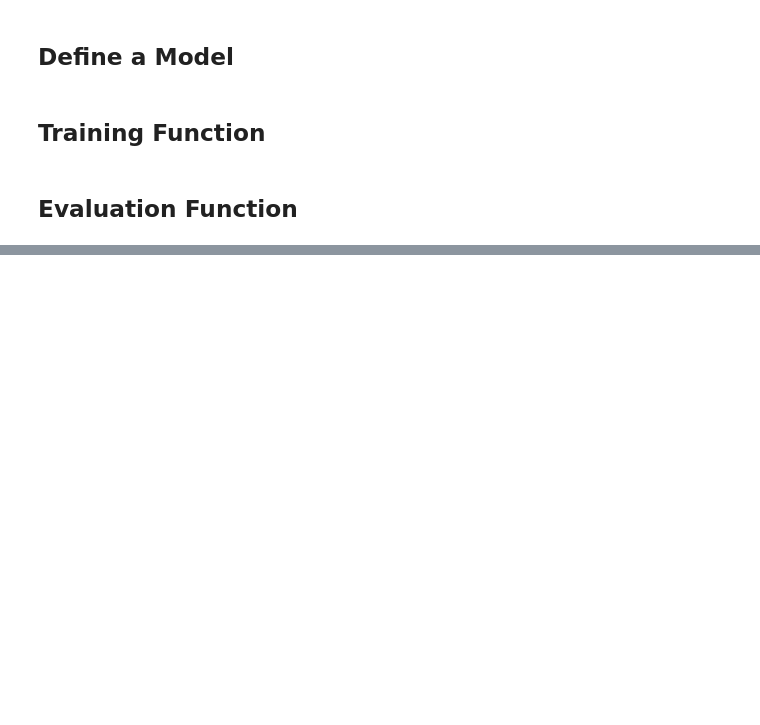
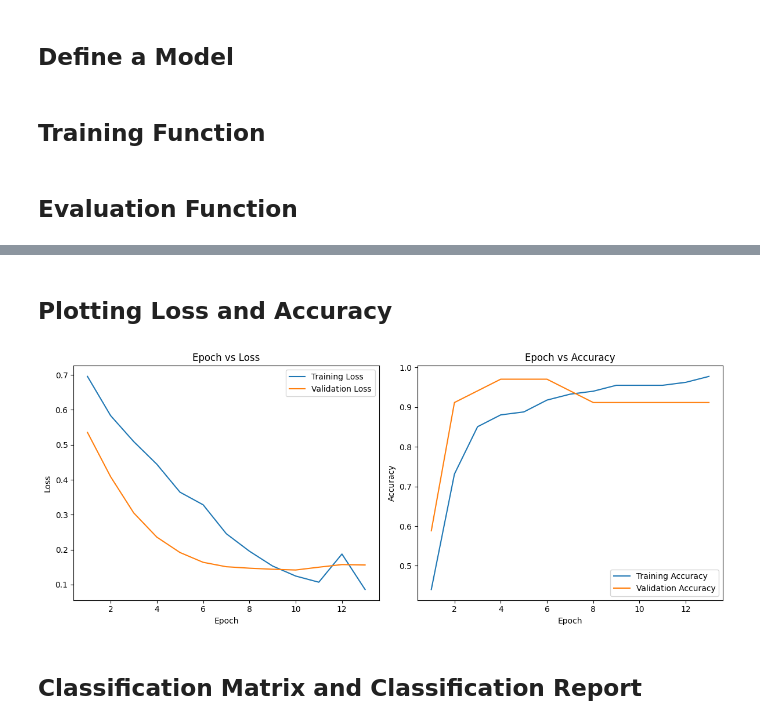
Before and after one commit to gc2321/ztm_pytorch, a Jupyter notebook: miRNA_classification.ipynb, the cells around one changed output, grey strips where cells are left out. Cells and saved outputs as stored; diff of their text form; code cells hidden in the pictures; blank space fills up the shorter version.

```diff
--- a/miRNA_classification.ipynb
+++ b/miRNA_classification.ipynb
@@ -258,0 +272,6 @@ Best Accuracy: 0.9117647058823529
+# %%
+# Lists to store loss and accuracy for each epoch
+train_losses = []
+train_accuracies = []
+test_losses = []
+test_accuracies = []
@@ -258,0 +362,31 @@ Best Accuracy: 0.9117647058823529
+# %% [markdown]
+## Plotting Loss and Accuracy
+# %%
+# Plotting Epoch vs Loss and Accuracy
+epochs = range(1, len(train_losses) + 1)
+plt.figure(figsize=(12, 5))
+
+# Plot Loss
+plt.subplot(1, 2, 1)
+plt.plot(epochs, train_losses, label='Training Loss')
+plt.plot(epochs, test_losses, label='Validation Loss')
+plt.xlabel('Epoch')
+plt.ylabel('Loss')
+plt.title('Epoch vs Loss')
+plt.legend()
+
+# Plot Accuracy
+plt.subplot(1, 2, 2)
+plt.plot(epochs, train_accuracies, label='Training Accuracy')
+plt.plot(epochs, test_accuracies, label='Validation Accuracy')
+plt.xlabel('Epoch')
+plt.ylabel('Accuracy')
+plt.title('Epoch vs Accuracy')
+plt.legend()
+
+plt.tight_layout()
+plt.show()
+# %% [output]
+[figure, added]
+# %% [markdown]
+## Classification Matrix and Classification Report
```
Also changed, not shown: parts of 11 cells of this notebook.
